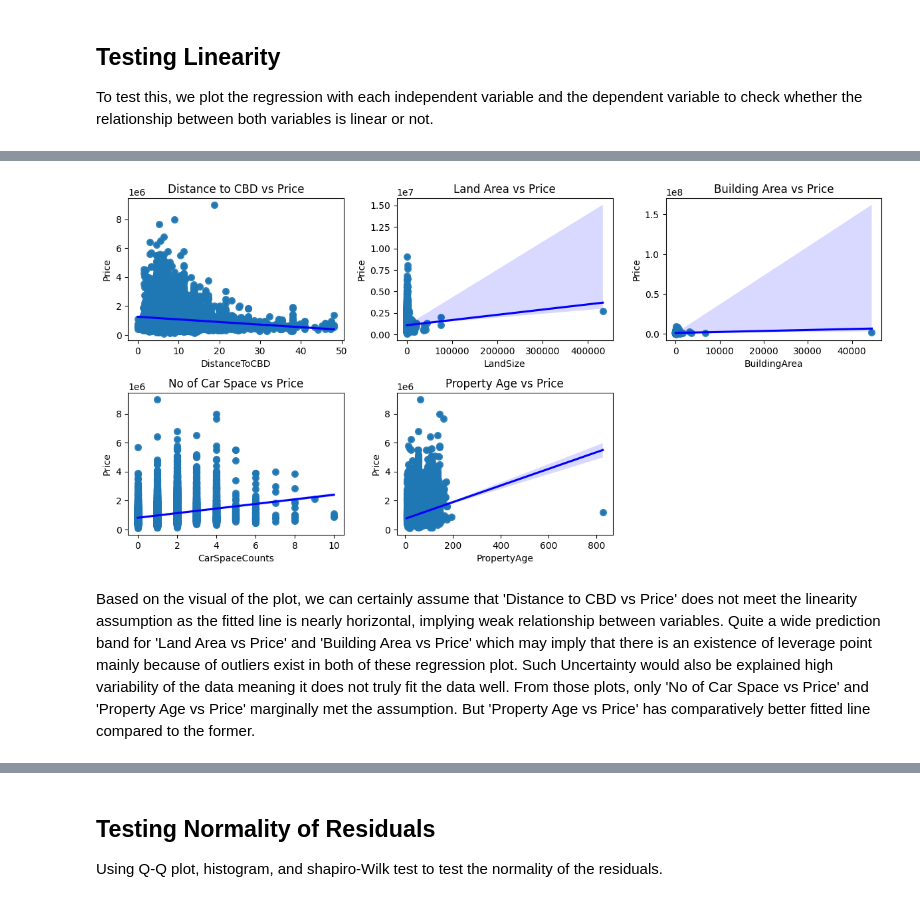
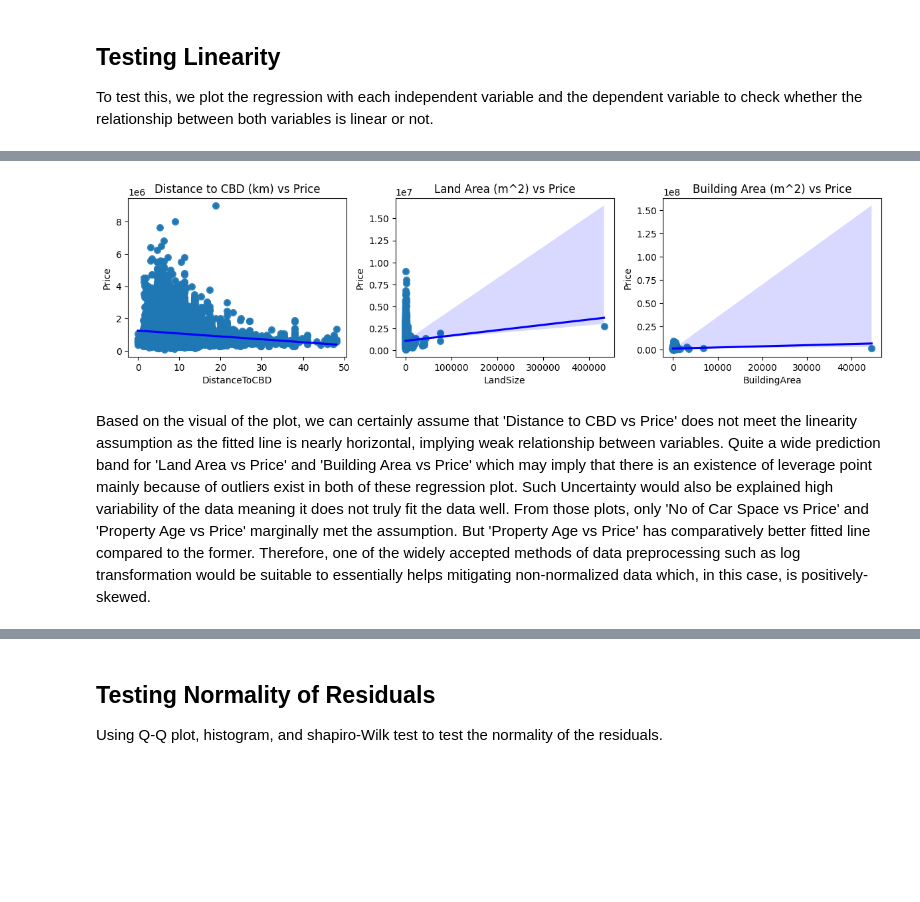
Before and after one commit to DustinKeene/Melbourne-Property-Price-Prediction-Modelling-, a Jupyter notebook: data_project_lab.ipynb, the cells around one changed output, grey strips where cells are left out. Drawn from its saved outputs; the diff is of its cells as text; code cells hidden in the pictures; blank space fills up the shorter version.

```diff
--- a/data_project_lab.ipynb
+++ b/data_project_lab.ipynb
@@ -215,6 +238,7 @@ df.dropna(subset=['Latitude','Longitude'], inplace= True)
 # %%
 # Mapping the variable value to be descriptive and modify the variable to bring out more informational value
 df['PropertyAge'] = datetime.now().year - df['YearBuilt']
+df.loc[df['Region'] == 'Eastern Metropolitan', 'Region'] = 'North-Eastern Metropolitan'
 df['PropertyType'] = df['PropertyType'].map({'h':'house','t':'townhouse', 'u':"apartment" })
 df['MethodOfSale'] = df['MethodOfSale'].map({'S': 'property sold', 'SP':'property sold prior', 'VB': 'vendor bid', 'PI':'property passed in', 'SN':'sold not disclosed', 'W': 'withdrawn prior to auction', 'SA': 'sold after auction', 'PN': 'sold prior not disclosed'})
 # %%
@@ -373,0 +444,10 @@ max_land_area
+# %%
+
+property_age_dummies = pd.get_dummies(pd.cut(df['PropertyAge'], bins=[0, 10, 20, 30, 40, np.inf], labels=['0-10', '11-20', '21-30', '31-40', '41+']), prefix='PropertyAge')
+car_space_dummies = pd.get_dummies(pd.cut(df['CarSpaceCounts'], bins=[0, 1, 2, 3, np.inf], labels=['0', '1', '2', '3+']), prefix='CarSpace')
+
+#Converting boolean type to int
+property_age_dummies = property_age_dummies.astype(int)
+car_space_dummies = car_space_dummies.astype(int)
+df= pd.concat([df, property_age_dummies, car_space_dummies], axis = 1)
+df.drop(['PropertyAge', 'CarSpaceCounts'], axis = 1, inplace=True)
@@ -374,43 +649,33 @@ max_land_area
 # %%
-independent_variables = df[['DistanceToCBD', 'LandSize', 'CarSpaceCounts', 'BuildingArea', 'PropertyAge'  ] ]
+
+independent_variables = df[['DistanceToCBD', 'LandSize', 'BuildingArea']]
 dependent_variable = df['Price']
 
 #Adding Intercept
 independent_variables = sm.add_constant(independent_variables)
 OLS_model = sm.OLS(dependent_variable,independent_variables).fit()
-residuals = OLS_model.resid
 
 plt.figure(figsize=(12,6))
 plt.subplot(2,3,1)
 sns.scatterplot(x=df['DistanceToCBD'], y= df['Price'])
 sns.regplot(x=df['DistanceToCBD'], y=df['Price'], ci = 95, line_kws={'color': 'blue'}, scatter_kws={'s':50})
-plt.title('Distance to CBD vs Price')
+plt.title('Distance to CBD (km) vs Price')
 
 plt.subplot(2,3,2)
 sns.scatterplot(x=df['LandSize'], y=df['Price'])
 sns.regplot(x=df['LandSize'], y=df['Price'], ci=95, line_kws ={'color': 'blue'}, scatter_kws ={'s': 50})
-plt.title('Land Area vs Price')
+plt.title('Land Area (m^2) vs Price')
 
 
 plt.subplot(2,3,3)
 sns.scatterplot(x=df['BuildingArea'], y=df['Price'])
 sns.regplot(x=df['BuildingArea'], y=df['Price'], ci=95, line_kws={'color': 'blue'}, scatter_kws ={'s': 50})
-plt.title('Building Area vs Price')
-
-plt.subplot(2,3,4)
-sns.scatterplot(x=df['CarSpaceCounts'], y=df['Price'])
-sns.regplot(x=df['CarSpaceCounts'], y=df['Price'], ci=95, line_kws = {'color':'blue'}, scatter_kws = {'s': 50})
-plt.title('No of Car Space vs Price')
-
-plt.subplot(2,3,5)
-sns.scatterplot(x=df['PropertyAge'], y=df['Price'])
-sns.regplot(x=df['PropertyAge'], y=df['Price'], ci= 95, line_kws = {'color': 'blue'}, scatter_kws = {'s': 50}, )
-plt.title('Property Age vs Price')
+plt.title('Building Area (m^2) vs Price')
 
 
 plt.tight_layout(pad=1.0)
 plt.show()
 # %% [output]
-[figure, old version]
+[figure, new version]
 # %% [markdown]
-Based on the visual of the plot, we can certainly assume that 'Distance to CBD vs Price' does not meet the linearity assumption as the fitted line is nearly horizontal, implying weak relationship between variables. Quite a wide prediction band for 'Land Area vs Price' and 'Building Area vs Price' which may imply that there is an existence of leverage point mainly because of outliers exist in both of these regression plot. Such Uncertainty would also be explained high variability of the data meaning it does not truly fit the data well. From those plots, only 'No of Car Space vs Price' and 'Property Age vs Price' marginally met the assumption. But 'Property Age vs Price' has comparatively better fitted line compared to the former.
+Based on the visual of the plot, we can certainly assume that 'Distance to CBD vs Price' does not meet the linearity assumption as the fitted line is nearly horizontal, implying weak relationship between variables. Quite a wide prediction band for 'Land Area vs Price' and 'Building Area vs Price' which may imply that there is an existence of leverage point mainly because of outliers exist in both of these regression plot. Such Uncertainty would also be explained high variability of the data meaning it does not truly fit the data well. From those plots, only 'No of Car Space vs Price' and 'Property Age vs Price' marginally met the assumption. But 'Property Age vs Price' has comparatively better fitted line compared to the former. Therefore, one of the widely accepted methods of data preprocessing such as log transformation would be suitable to essentially helps mitigating non-normalized data which, in this case, is positively-skewed.
```
Also changed, not shown: parts of 37 cells of this notebook, 1 other file.
